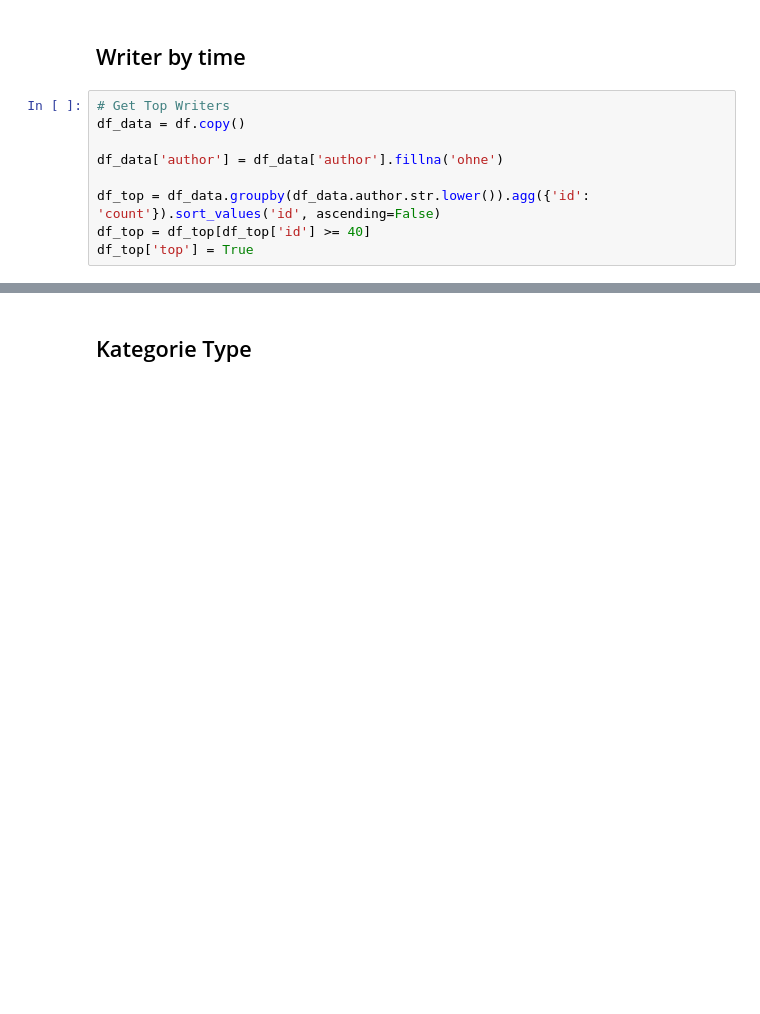
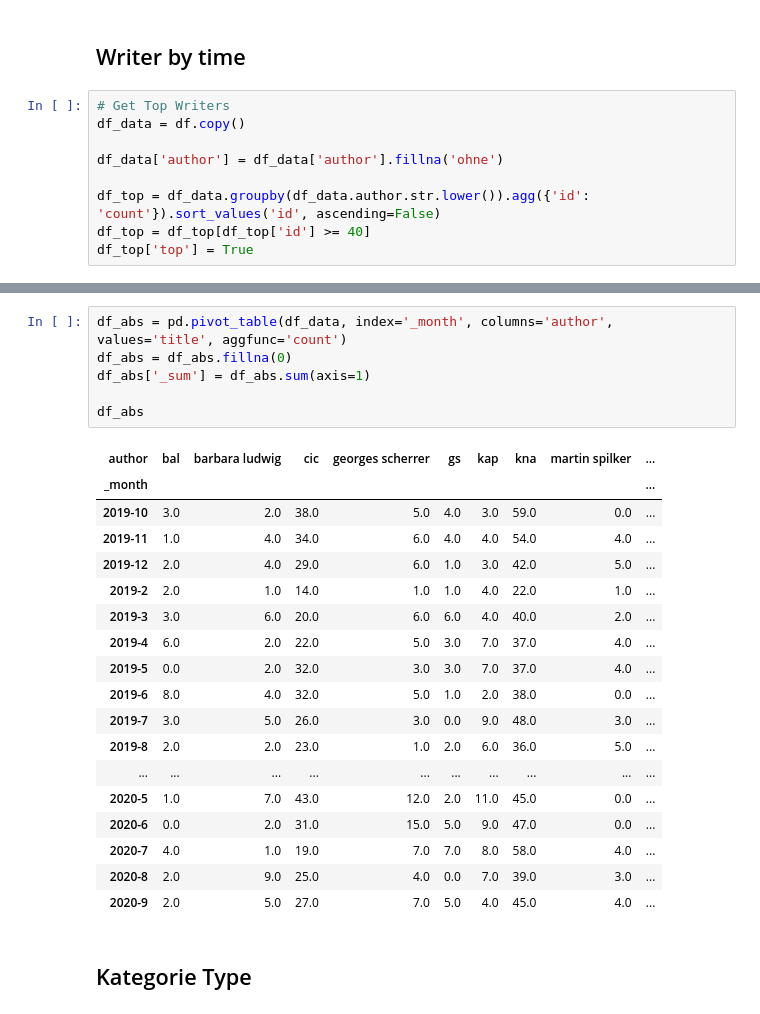
Before and after one commit to simonhuwiler/kathch, a Jupyter notebook: src/3_analyse.ipynb, the cells around one changed output, grey strips where cells are left out. Cells and saved outputs as stored; diff of their text form; blank space fills up the shorter version.

```diff
--- a/src/3_analyse.ipynb
+++ b/src/3_analyse.ipynb
@@ -105,3 +112,28 @@ gr.plot.line()
+# %%
+df_abs = pd.pivot_table(df_data, index='_month', columns='author', values='title', aggfunc='count')
+df_abs = df_abs.fillna(0)
+df_abs['_sum'] = df_abs.sum(axis=1)
+
+df_abs
+# %% [output]
+| author | bal | barbara ludwig | cic | georges scherrer | gs | kap | kna | martin spilker | ... |
+| _month |  |  |  |  |  |  |  |  | ... |
+| 2019-10 | 3.0 | 2.0 | 38.0 | 5.0 | 4.0 | 3.0 | 59.0 | 0.0 | ... |
+| 2019-11 | 1.0 | 4.0 | 34.0 | 6.0 | 4.0 | 4.0 | 54.0 | 4.0 | ... |
+| 2019-12 | 2.0 | 4.0 | 29.0 | 6.0 | 1.0 | 3.0 | 42.0 | 5.0 | ... |
+| 2019-2 | 2.0 | 1.0 | 14.0 | 1.0 | 1.0 | 4.0 | 22.0 | 1.0 | ... |
+| 2019-3 | 3.0 | 6.0 | 20.0 | 6.0 | 6.0 | 4.0 | 40.0 | 2.0 | ... |
+| 2019-4 | 6.0 | 2.0 | 22.0 | 5.0 | 3.0 | 7.0 | 37.0 | 4.0 | ... |
+| 2019-5 | 0.0 | 2.0 | 32.0 | 3.0 | 3.0 | 7.0 | 37.0 | 4.0 | ... |
+| 2019-6 | 8.0 | 4.0 | 32.0 | 5.0 | 1.0 | 2.0 | 38.0 | 0.0 | ... |
+| 2019-7 | 3.0 | 5.0 | 26.0 | 3.0 | 0.0 | 9.0 | 48.0 | 3.0 | ... |
+| 2019-8 | 2.0 | 2.0 | 23.0 | 1.0 | 2.0 | 6.0 | 36.0 | 5.0 | ... |
+| ... | ... | ... | ... | ... | ... | ... | ... | ... | ... |
+| 2020-5 | 1.0 | 7.0 | 43.0 | 12.0 | 2.0 | 11.0 | 45.0 | 0.0 | ... |
+| 2020-6 | 0.0 | 2.0 | 31.0 | 15.0 | 5.0 | 9.0 | 47.0 | 0.0 | ... |
+| 2020-7 | 4.0 | 1.0 | 19.0 | 7.0 | 7.0 | 8.0 | 58.0 | 4.0 | ... |
+| 2020-8 | 2.0 | 9.0 | 25.0 | 4.0 | 0.0 | 7.0 | 39.0 | 3.0 | ... |
+| 2020-9 | 2.0 | 5.0 | 27.0 | 7.0 | 5.0 | 4.0 | 45.0 | 4.0 | ... |
 # %% [markdown]
 ## Kategorie Type
 # %%
```
Also changed, not shown: parts of 13 cells of this notebook, 26 other files.
